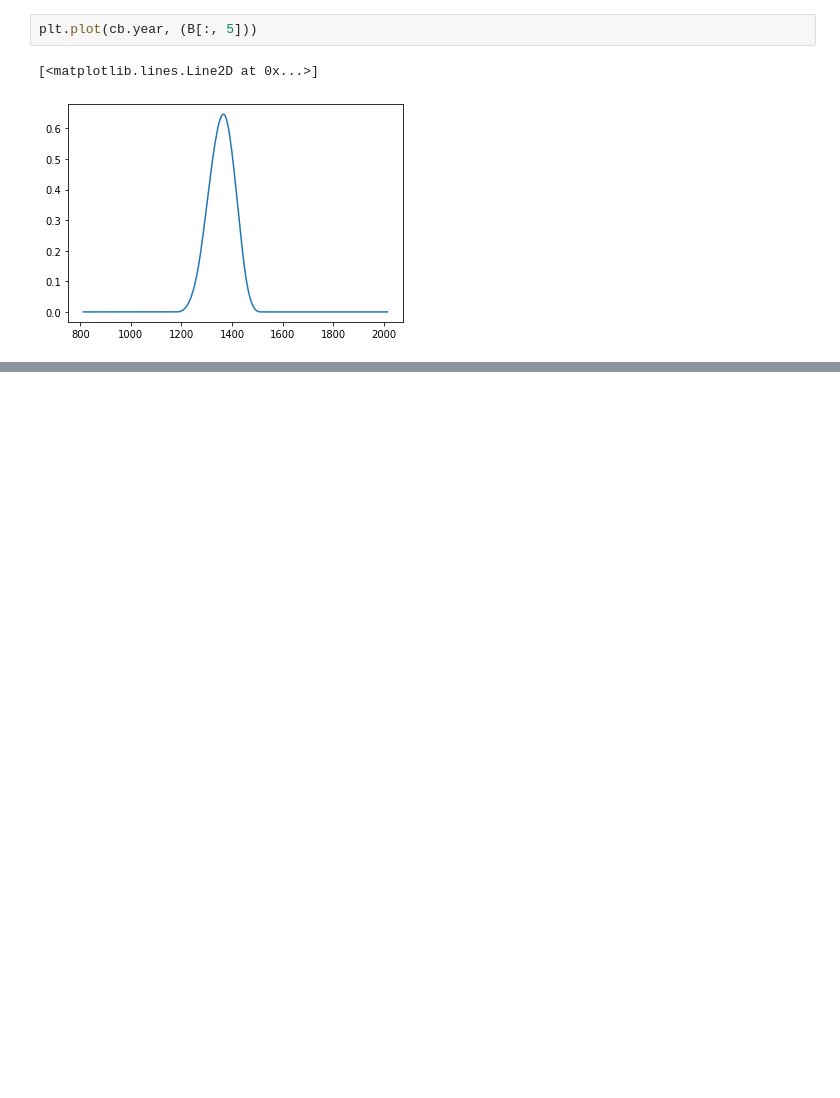
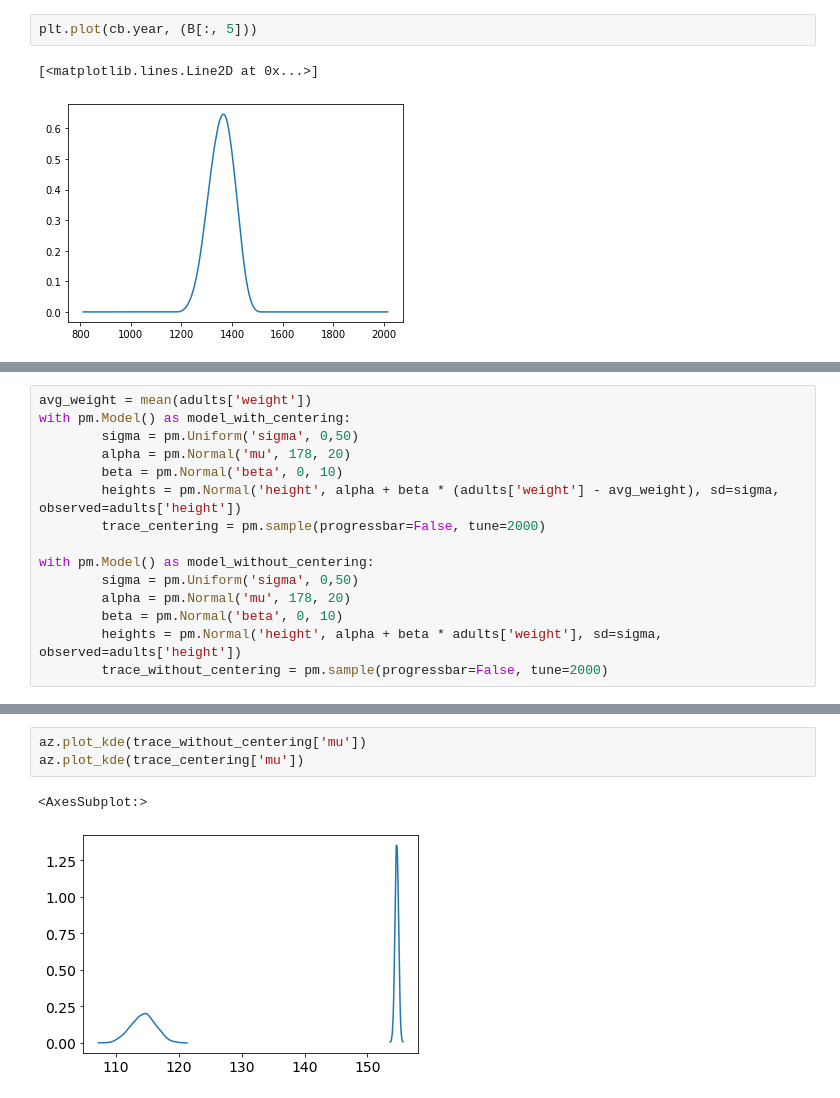
Before and after one commit to ciguaran/statistical_rethinking, a Jupyter notebook: Chapter 4.ipynb, the cells around one changed output, grey strips where cells are left out. Saved outputs shown, nothing was run; the diff lists cells and outputs as text; blank space fills up the shorter version.

```diff
--- a/Chapter 4.ipynb
+++ b/Chapter 4.ipynb
@@ -505,0 +512,15 @@ plt.plot(cb.year, (B[:, 5]))
+# %%
+avg_weight = mean(adults['weight'])
+with pm.Model() as model_with_centering:
+        sigma = pm.Uniform('sigma', 0,50)
+        alpha = pm.Normal('mu', 178, 20)
+        beta = pm.Normal('beta', 0, 10)
+        heights = pm.Normal('height', alpha + beta * (adults['weight'] - avg_weight), sd=sigma, observed=adults['height'])
+        trace_centering = pm.sample(progressbar=False, tune=2000)
+
+with pm.Model() as model_without_centering:
+        sigma = pm.Uniform('sigma', 0,50)
+        alpha = pm.Normal('mu', 178, 20)
+        beta = pm.Normal('beta', 0, 10)
+        heights = pm.Normal('height', alpha + beta * adults['weight'], sd=sigma, observed=adults['height'])
+        trace_without_centering = pm.sample(progressbar=False, tune=2000)
@@ -505,0 +566,6 @@ plt.plot(cb.year, (B[:, 5]))
+# %%
+az.plot_kde(trace_without_centering['mu'])
+az.plot_kde(trace_centering['mu'])
+# %% [output]
+<AxesSubplot:>
+[figure, added]
```
Also changed, not shown: parts of 55 cells of this notebook, 1 other file.
